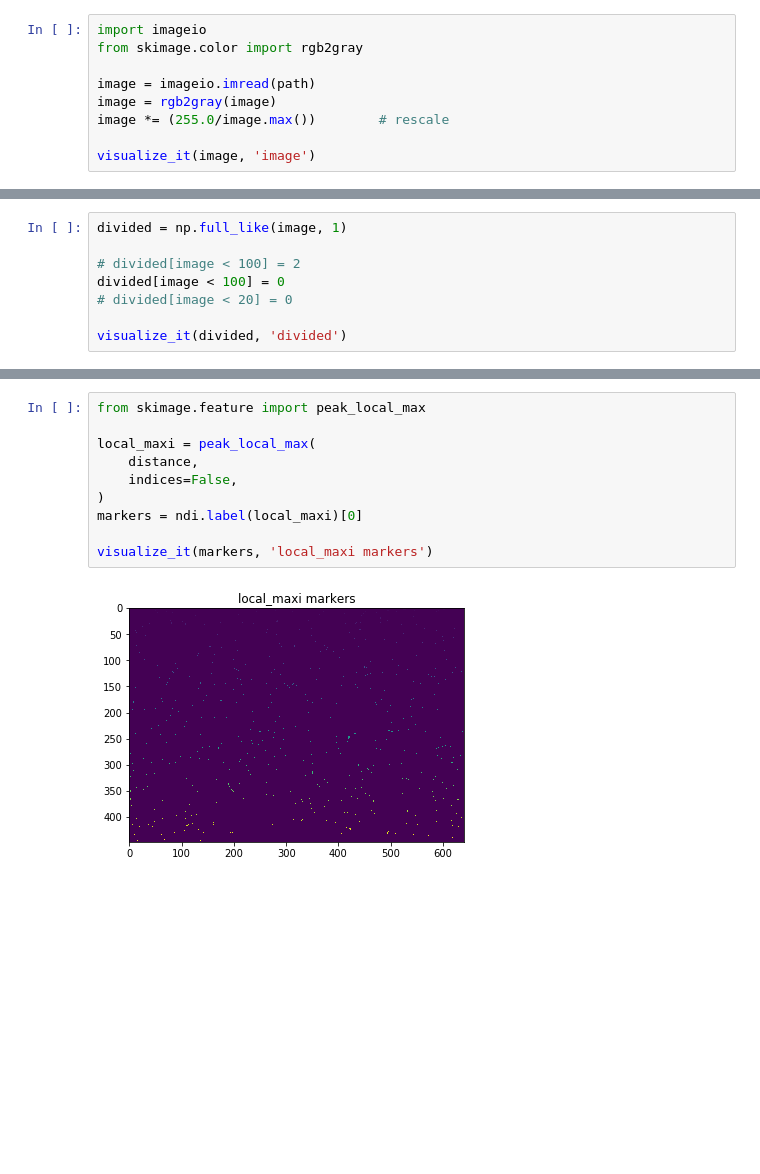
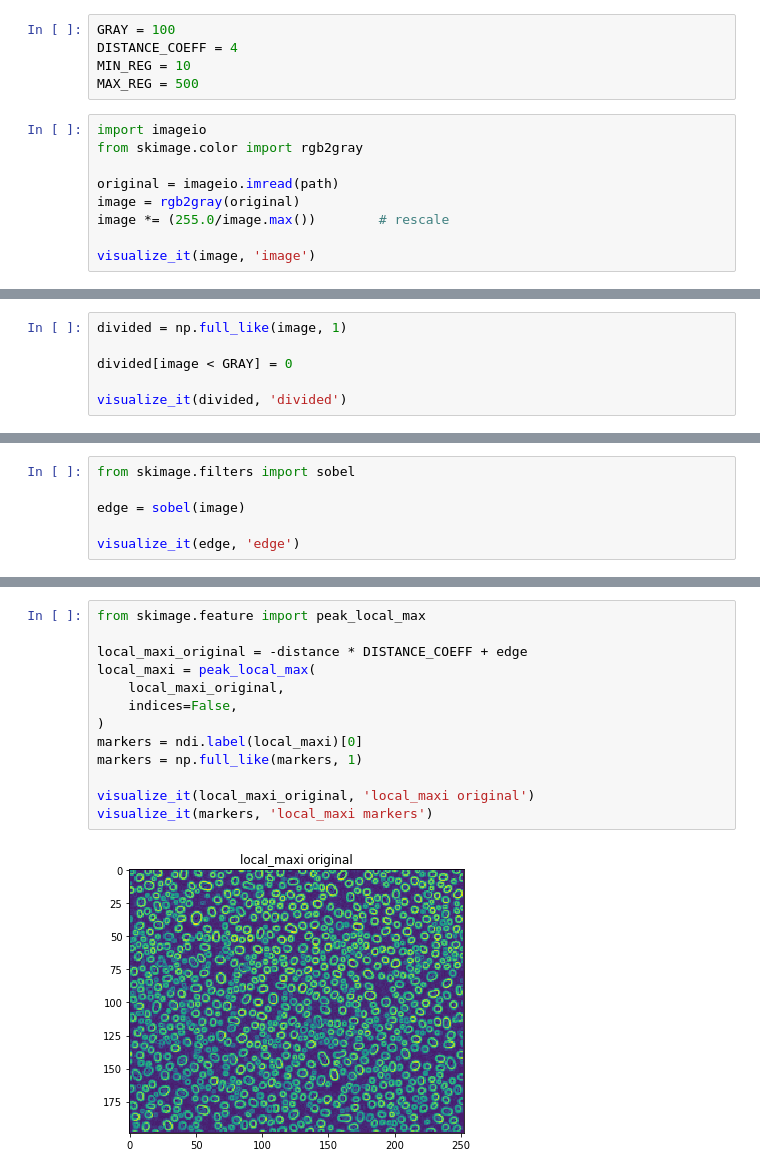
Before and after one commit to Toliak/particle-counter, a Jupyter notebook: code/particles.ipynb, the cells around one changed output, grey strips where cells are left out. Saved outputs shown, nothing was run; the diff lists cells and outputs as text; blank space fills up the shorter version.

```diff
--- a/code/particles.ipynb
+++ b/code/particles.ipynb
@@ -20,12 +22,17 @@ def visualize_it(what, label=''):
     plot.show()
 # %% [output]
 Cache prepared
+# %%
+GRAY = 100
+DISTANCE_COEFF = 4
+MIN_REG = 10
+MAX_REG = 500
 # %%
 import imageio
 from skimage.color import rgb2gray
 
-image = imageio.imread(path)
-image = rgb2gray(image)
+original = imageio.imread(path)
+image = rgb2gray(original)
 image *= (255.0/image.max())        # rescale
 
 visualize_it(image, 'image')
@@ -34,9 +41,7 @@ visualize_it(image, 'image')
 # %%
 divided = np.full_like(image, 1)
 
-# divided[image < 100] = 2
-divided[image < 100] = 0
-# divided[image < 20] = 0
+divided[image < GRAY] = 0
 
 visualize_it(divided, 'divided')
 # %% [output]
@@ -51,0 +57,6 @@ visualize_it(distance, 'distance')
+# %%
+from skimage.filters import sobel
+
+edge = sobel(image)
+
+visualize_it(edge, 'edge')
@@ -52,12 +65,15 @@ visualize_it(distance, 'distance')
 # %%
 from skimage.feature import peak_local_max
 
+local_maxi_original = -distance * DISTANCE_COEFF + edge
 local_maxi = peak_local_max(
-    distance,
+    local_maxi_original,
     indices=False,
 )
 markers = ndi.label(local_maxi)[0]
+markers = np.full_like(markers, 1)
 
+visualize_it(local_maxi_original, 'local_maxi original')
 visualize_it(markers, 'local_maxi markers')
 # %% [output]
-[figure, old version]
+[figure, new version]
```
Also changed, not shown: parts of 8 cells of this notebook.
